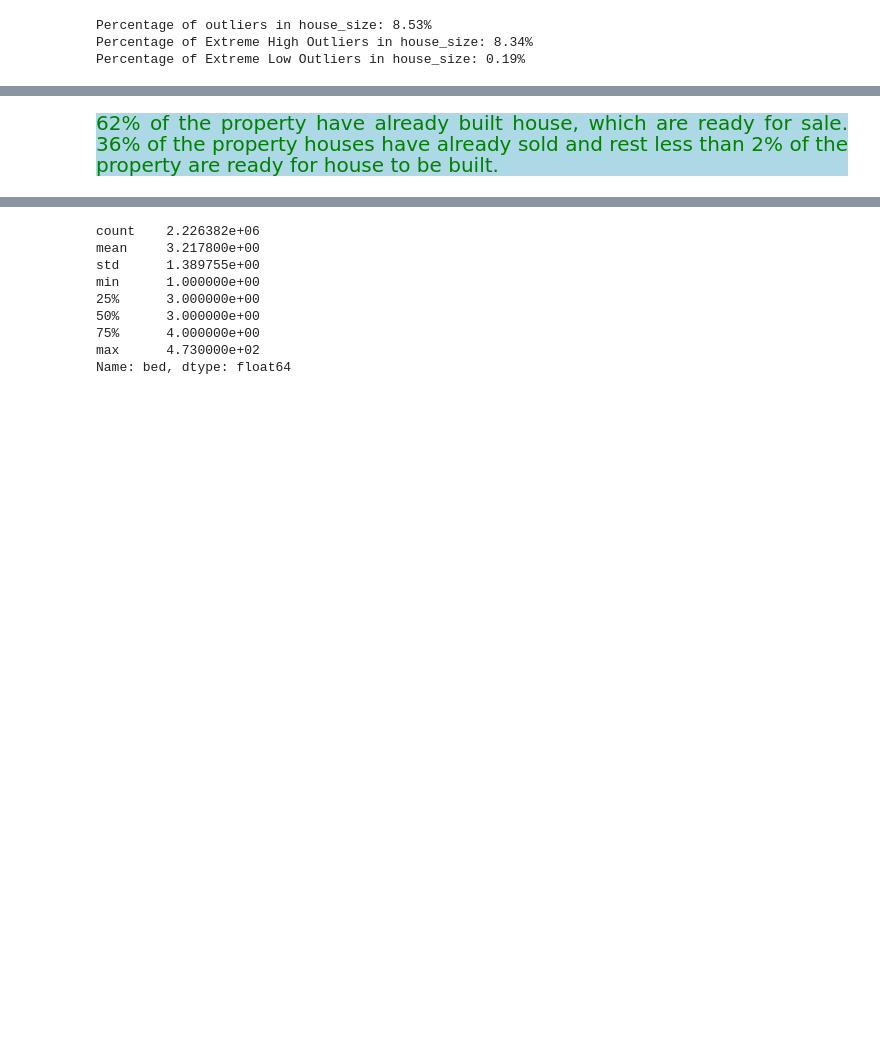
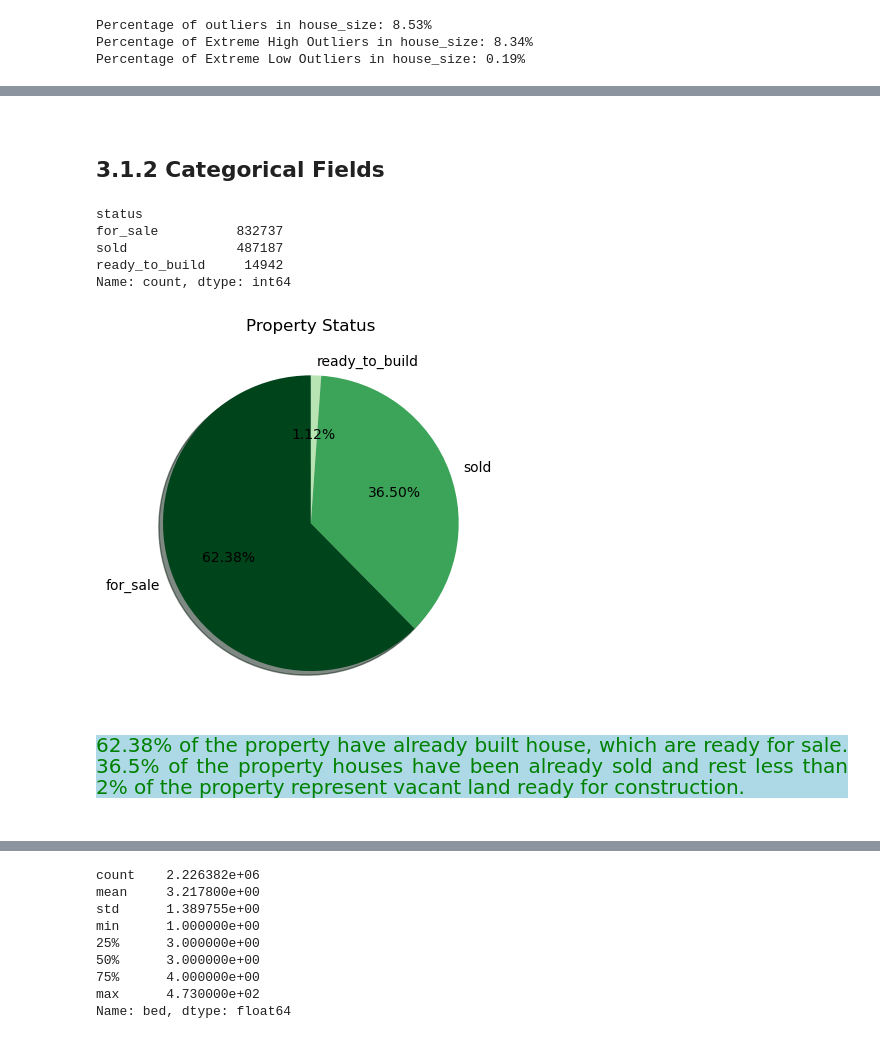
Before and after one commit to Kartika-Nidhi/DS_Projects, a Jupyter notebook: USARealEstatePricePrediction.ipynb, the cells around one changed output, grey strips where cells are left out. Cells and saved outputs as stored; diff of their text form; code cells hidden in the pictures; blank space fills up the shorter version.

Commit message:
Categorical fields univariate analysis completed

```diff
--- a/USARealEstatePricePrediction.ipynb
+++ b/USARealEstatePricePrediction.ipynb
@@ -500,2 +485,31 @@ plt.show()
+# %% [markdown]
+<divv>
+# %% [markdown]
+## 3.1.2 Categorical Fields
+# %%
+train['status'].value_counts()
+# %% [output]
+status
+for_sale          832737
+sold              487187
+ready_to_build     14942
+Name: count, dtype: int64
+# %%
+plt.pie(
+    train['status'].value_counts().values,
+    labels = train['status'].value_counts().index,
+    autopct = '%1.2f%%',
+    shadow = True,
+    startangle = 90,
+    colors = plt.cm.Greens(np.linspace(1, 0.3, 3))
+)
+
+plt.title('Property Status')
+sns.despine()
+plt.show()
+# %% [output]
+[figure, added]
 # %% [markdown]
-<div style = "background-color:lightblue; color:green; font-size:20px; text-align:justify">62% of the property have already built house, which are ready for sale. 36% of the property houses have already sold and rest less than 2% of the property are ready for house to be built.
+<div style = "background-color:lightblue; color:green; font-size:20px; text-align:justify">62.38% of the property have already built house, which are ready for sale. 36.5% of the property houses have been already sold and rest less than 2% of the property represent vacant land ready for construction.
+# %% [markdown]
+<div>
```
Also changed, not shown: parts of 20 cells of this notebook.
